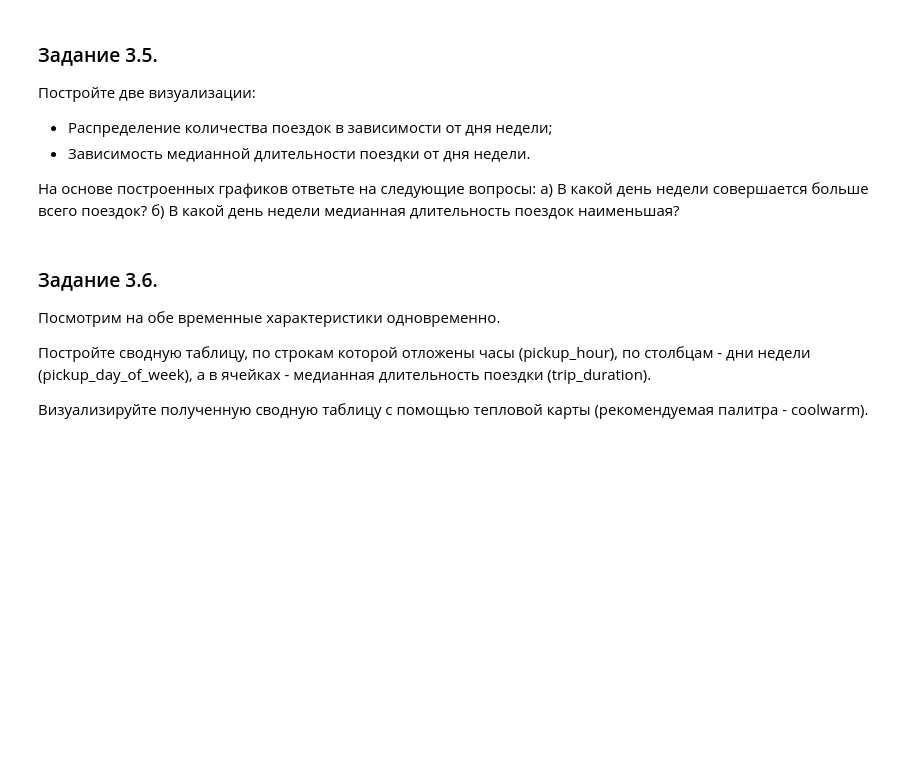
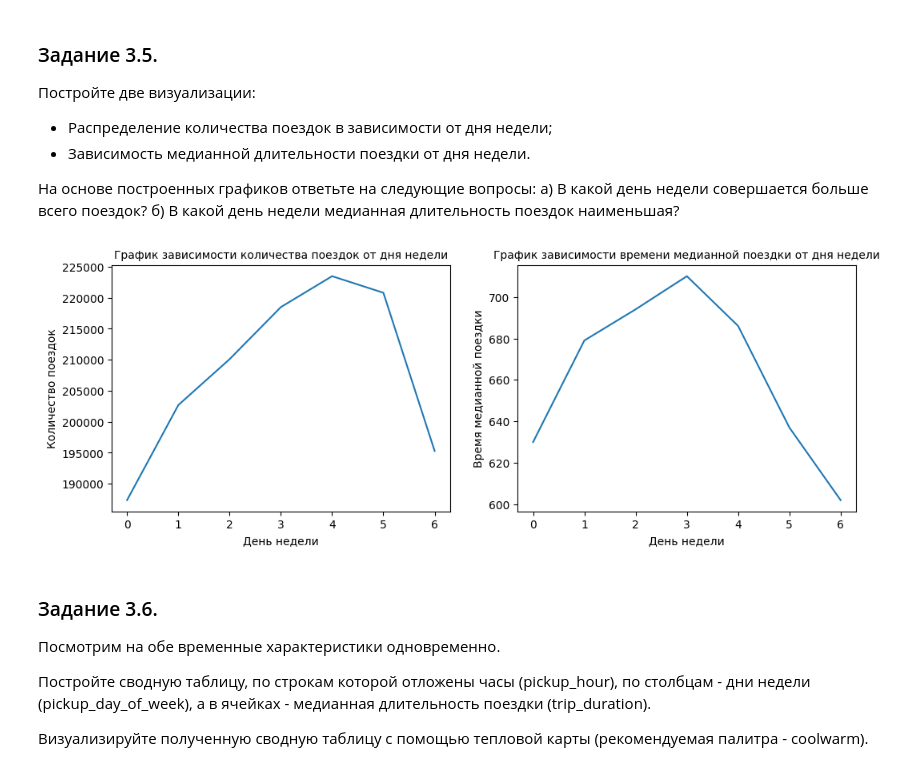
Before and after one commit to AlexKosuhin/SF_data_science, a Jupyter notebook: Проекты/Project-5._Ноутбук-шаблон.ipynb, the cells around one changed output. Saved outputs shown, nothing was run; the diff lists cells and outputs as text; code cells hidden in the pictures; blank space fills up the shorter version.

```diff
--- a/Проекты/Project-5._Ноутбук-шаблон.ipynb
+++ b/Проекты/Project-5._Ноутбук-шаблон.ipynb
@@ -534,3 +547,17 @@ axes[1].set_xlabel('Значение признака trip_duration_log');
+# %%
+taxi_data_group_count_hour_per_day_of_week = taxi_data.groupby('pickup_day_of_week')['pickup_day_of_week'].count()
+taxi_data_group_count_trip_duration_median_per_day_of_week = taxi_data.groupby('pickup_day_of_week')['trip_duration'].median()
+fig, axes = plt.subplots(1, 2, figsize=(12, 4))
+sns.lineplot(taxi_data_group_count_hour_per_day_of_week, ax=axes[0])
+axes[0].set_ylabel('Количество поездок')
+axes[0].set_xlabel('День недели')
+axes[0].set_title('График зависимости количества поездок от дня недели', fontsize=10);
+sns.lineplot(taxi_data_group_count_trip_duration_median_per_day_of_week, ax=axes[1])
+axes[1].set_ylabel('Время медианной поездки')
+axes[1].set_xlabel('День недели')
+axes[1].set_title('График зависимости времени медианной поездки от дня недели', fontsize=10);
+# %% [output]
+[figure, added]
 # %% [markdown]
 ### Задание 3.6.
 Посмотрим на обе временные характеристики одновременно.
```
Also changed, not shown: parts of 38 cells of this notebook.
